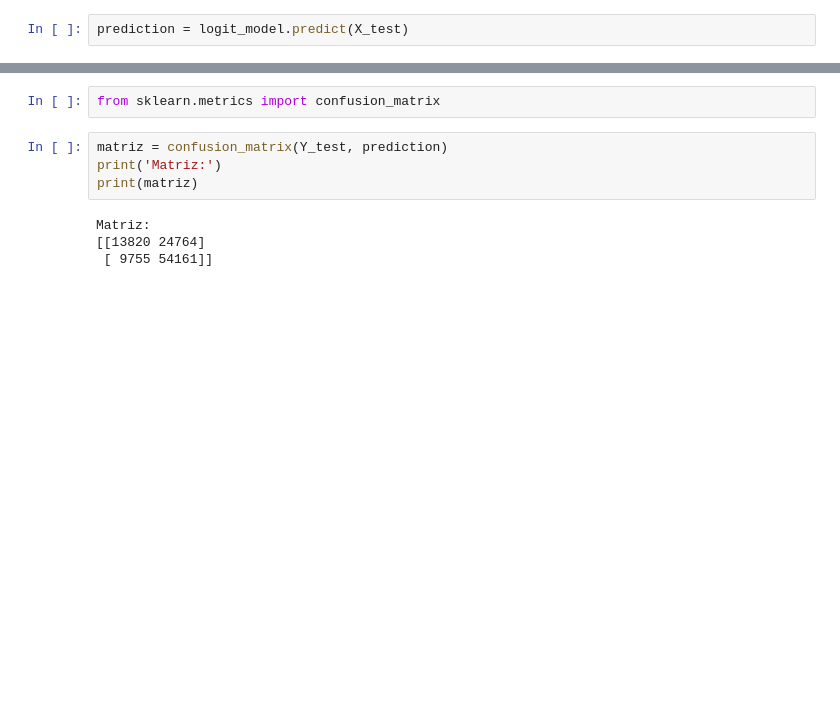
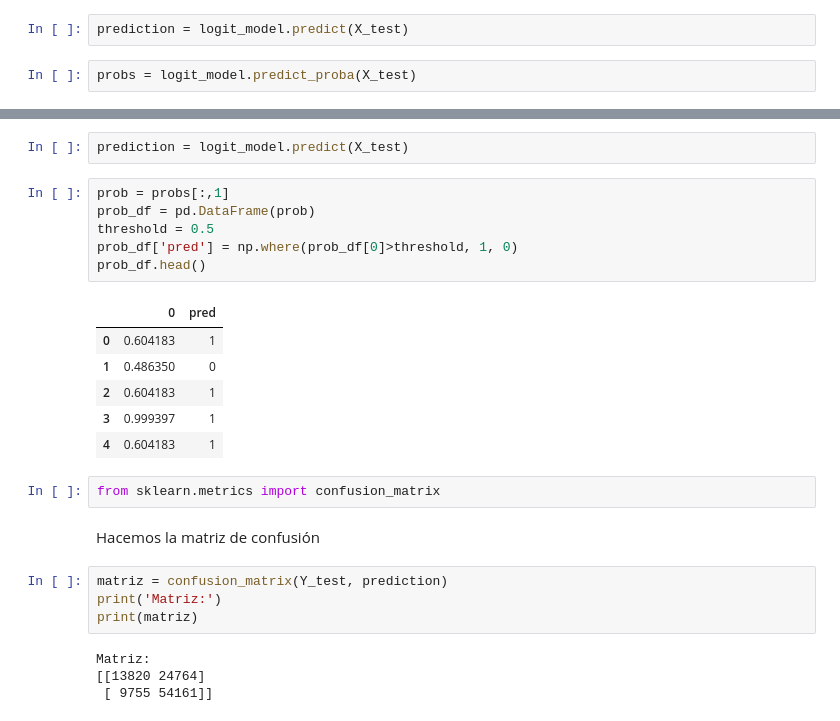
Before and after one commit to campu1992/ML-Prediccion-Hospital, a Jupyter notebook: lab2Code.ipynb, the cells around one changed output, grey strips where cells are left out. Cells and saved outputs as stored; diff of their text form; blank space fills up the shorter version.

```diff
--- a/lab2Code.ipynb
+++ b/lab2Code.ipynb
@@ -270,2 +303,4 @@ logit_model.score(X_train,Y_train)
 # %%
 prediction = logit_model.predict(X_test)
+# %%
+probs = logit_model.predict_proba(X_test)
@@ -272,5 +317,22 @@ prediction = logit_model.predict(X_test)
+# %%
+prediction = logit_model.predict(X_test)
+# %%
+prob = probs[:,1]
+prob_df = pd.DataFrame(prob)
+threshold = 0.5
+prob_df['pred'] = np.where(prob_df[0]>threshold, 1, 0)
+prob_df.head()
+# %% [output]
+|  | 0 | pred |
+| 0 | 0.604183 | 1 |
+| 1 | 0.486350 | 0 |
+| 2 | 0.604183 | 1 |
+| 3 | 0.999397 | 1 |
+| 4 | 0.604183 | 1 |
 # %%
 from sklearn.metrics import confusion_matrix
+# %% [markdown]
+Hacemos la matriz de confusión
 # %%
 matriz = confusion_matrix(Y_test, prediction)
 print('Matriz:')
```
Also changed, not shown: parts of 65 cells of this notebook.
